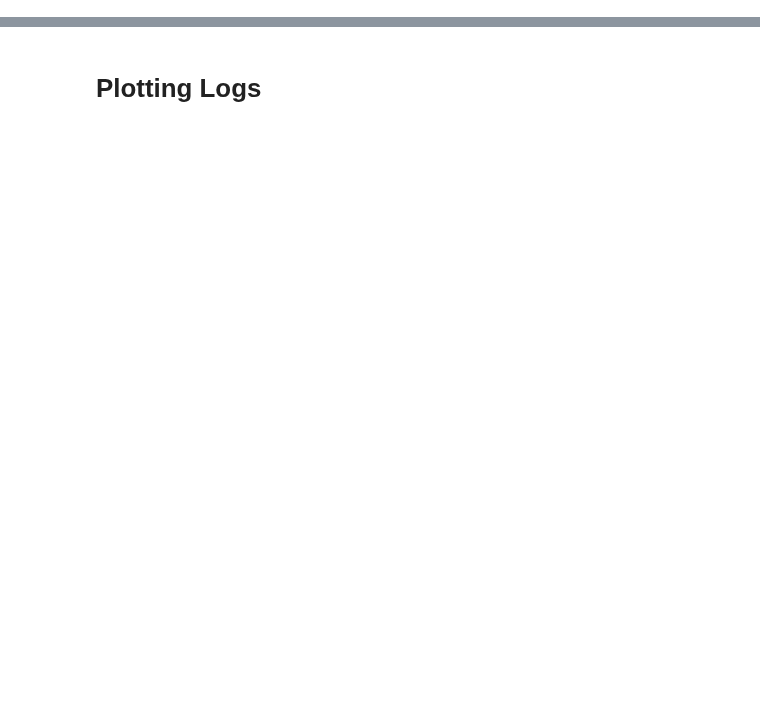
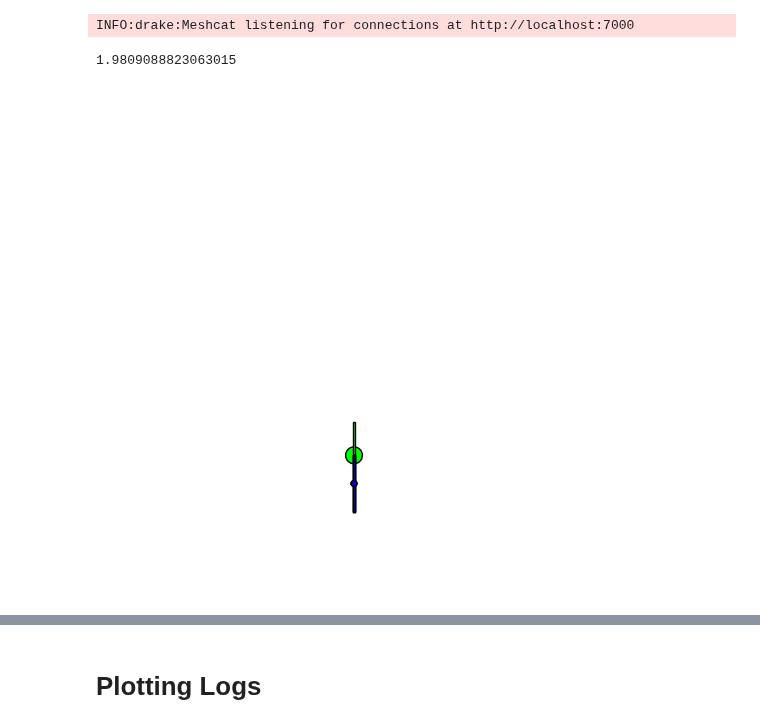
Before and after one commit to git-dhruv/Hop-Skip-and-Jump, a Jupyter notebook: controller/osc_tested.ipynb, the cells around one changed output, grey strips where cells are left out. Drawn from its saved outputs; the diff is of its cells as text; code cells hidden in the pictures; blank space fills up the shorter version.

```diff
--- a/controller/osc_tested.ipynb
+++ b/controller/osc_tested.ipynb
@@ -56,7 +56,7 @@ com_planner: A controller which tracks the desired Z height for the center of ma
 base_traj_src: A constant source which outputs a constant vector (No movement in the Y direction for the robot), given to the osc
 osc: The operational space controller which tracks the desired Z height and the base_traj_src
 """
-zdes = np.sqrt(2*9.81*0.7)
+zdes = np.sqrt(2*9.81*0.2)
 print(zdes)
 
 # zdes = 12 #desired Z height in meters
@@ -73,31 +73,35 @@ builder.Connect(plant.get_state_output_port(), com_planner.get_com_state_input_p
 # OSC wiring
 builder.Connect(com_planner.get_com_traj_output_port(), osc.get_traj_input_port("COM"))
 builder.Connect(base_traj_src.get_output_port(), osc.get_traj_input_port("torso"))
 builder.Connect(plant.get_state_output_port(), osc.get_state_input_port())
 builder.Connect(osc.torque_output_port, plant.get_actuation_input_port())
 logger = LogVectorOutput(osc.GetOutputPort("logs"),builder, publish_period=0.01)
 
 #
 from pydrake.systems.planar_scenegraph_visualizer import (
     ConnectPlanarSceneGraphVisualizer)
 
 T_VW = np.array([[1., 0., 0., 0.],
                     [0., 0., 1., 0.],
                     [0., 0., 0., 1.]])
 
 visualizer = ConnectPlanarSceneGraphVisualizer(
         builder, scene_graph, T_VW=T_VW, xlim=[-2.2, 2.2],
         ylim=[-1.2, 3.2])
 
 
 
 # Add the visualizer
 vis_params = MeshcatVisualizerParams(publish_period=0.005)
 MeshcatVisualizer.AddToBuilder(builder, scene_graph, meshcat, params=vis_params)
 #simulate
 diagram = builder.Build()
 graph = (pydot.graph_from_dot_data(diagram.GetGraphvizString(max_depth=2))[0].create_svg())
 # with f as open("graph.svg", "w"):
 #     f.write(graph)
 ################
+# %% [output]
+INFO:drake:Meshcat listening for connections at http://localhost:7000
+1.9809088823063015
+[figure, added]
 # %%
```
Also changed, not shown: parts of 2 cells of this notebook, 3 other files.
